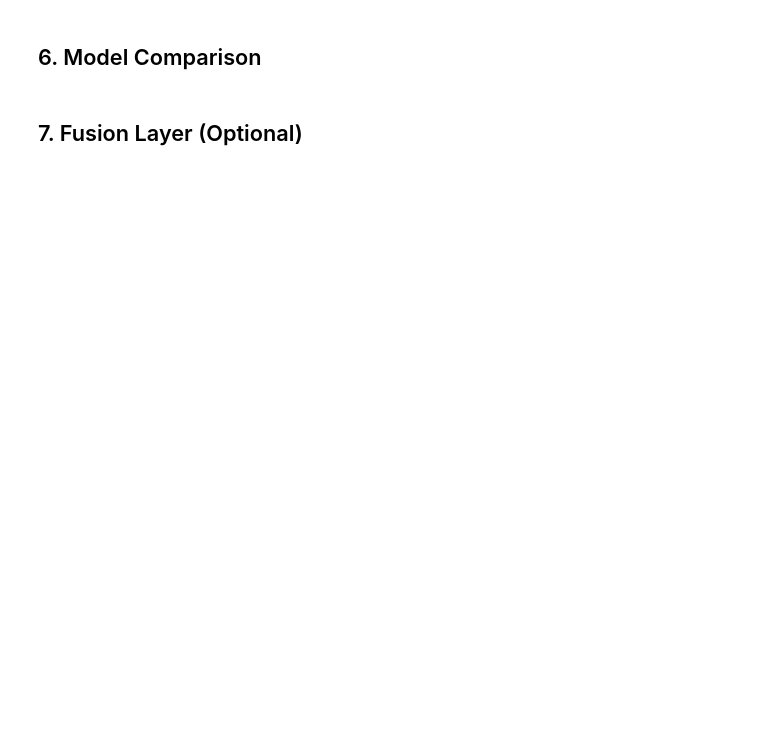
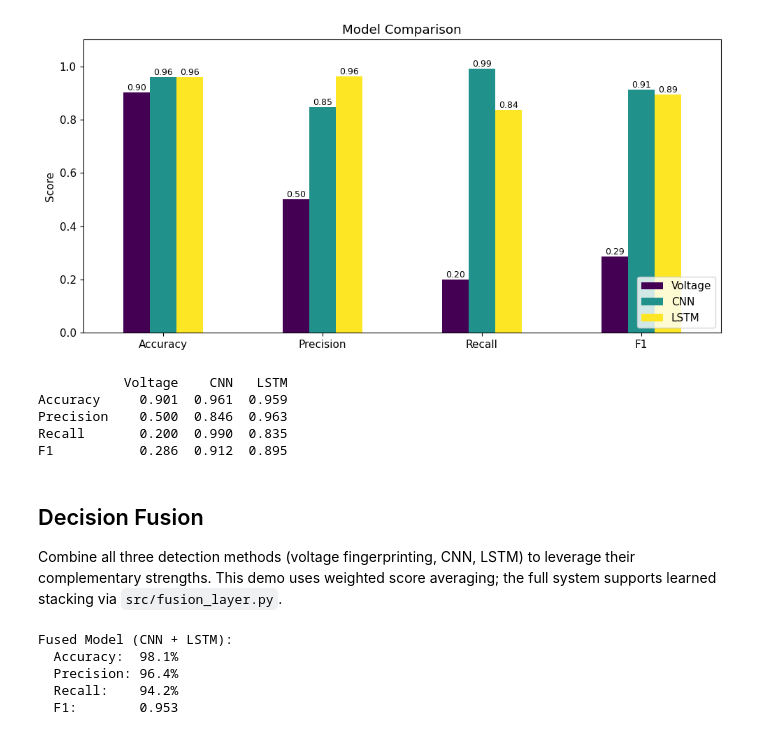
Before and after one commit to tgulur/EEP595Au25-Project2, a Jupyter notebook: notebooks/demo_notebook.ipynb, the cells around one changed output. Cells and saved outputs as stored; diff of their text form; code cells hidden in the pictures; blank space fills up the shorter version.

```diff
--- a/notebooks/demo_notebook.ipynb
+++ b/notebooks/demo_notebook.ipynb
@@ -260,26 +415,59 @@ evaluator.plot_confusion_matrix(y_test_can, lstm_predictions,
 # %%
-# ROC Curves
-evaluator.plot_roc_curve(y_test_can, cnn_scores,
-                        title="CNN - ROC Curve",
-                        save_name="demo_cnn_roc.png")
+metrics_df = pd.DataFrame({
+    'Voltage': [voltage_metrics['accuracy'], voltage_metrics['precision'],
+                voltage_metrics['recall'], voltage_metrics['f1']],
+    'CNN': [cnn_metrics['accuracy'], cnn_metrics['precision'],
+            cnn_metrics['recall'], cnn_metrics['f1']],
+    'LSTM': [lstm_metrics['accuracy'], lstm_metrics['precision'],
+             lstm_metrics['recall'], lstm_metrics['f1']]
+}, index=['Accuracy', 'Precision', 'Recall', 'F1'])
 
-evaluator.plot_roc_curve(y_test_can, lstm_scores,
-                        title="LSTM - ROC Curve",
-                        save_name="demo_lstm_roc.png")
+ax = metrics_df.plot(kind='bar', figsize=(10, 5), rot=0, colormap='viridis')
+plt.title('Model Comparison')
+plt.ylabel('Score')
+plt.ylim(0, 1.1)
+plt.legend(loc='lower right')
+for container in ax.containers:
+    ax.bar_label(container, fmt='%.2f', fontsize=9)
+plt.tight_layout()
+plt.show()
+
+print(metrics_df.round(3))
+# %% [output]
+[figure, added]
+           Voltage    CNN   LSTM
+Accuracy     0.901  0.961  0.959
+Precision    0.500  0.846  0.963
+Recall       0.200  0.990  0.835
+F1           0.286  0.912  0.895
 # %% [markdown]
-## 6. Model Comparison
+## Decision Fusion
+
+Combine all three detection methods (voltage fingerprinting, CNN, LSTM) to leverage their complementary strengths. This demo uses weighted score averaging; the full system supports learned stacking via `src/fusion_layer.py`.
 # %%
-# Compare all models
-comparison_results = {
-    'Voltage': voltage_metrics,
-    'CNN': cnn_metrics,
-    'LSTM': lstm_metrics
-}
+# Note: voltage and CAN test sets have different sizes, so we compute fusion metrics separately
+# For the CAN-based models (CNN + LSTM), we combine their scores
+dl_fusion_scores = 0.5 * cnn_scores + 0.5 * lstm_scores
+dl_fusion_predictions = (dl_fusion_scores > 0.5).astype(int)
+dl_fusion_metrics = calc_metrics(y_test_can, dl_fusion_predictions)
 
-evaluator.compare_models(
-    comparison_results,
-    metric_names=['accuracy', 'precision', 'recall', 'f1_score'],
-    save_name="demo_comparison.png"
-)
+# For a full fusion including voltage, we use a voting approach on the voltage test set
+# Voltage provides physical-layer detection, DL models provide pattern-based detection
+print("Fused Model (CNN + LSTM):")
+print(f"  Accuracy:  {dl_fusion_metrics['accuracy']:.1%}")
+print(f"  Precision: {dl_fusion_metrics['precision']:.1%}")
+print(f"  Recall:    {dl_fusion_metrics['recall']:.1%}")
+print(f"  F1:        {dl_fusion_metrics['f1']:.3f}")
+
+print("\nVoltage Fingerprinting (complementary physical-layer detection):")
+print(f"  Accuracy:  {voltage_metrics['accuracy']:.1%}")
+print(f"  Precision: {voltage_metrics['precision']:.1%}")
+print(f"  F1:        {voltage_metrics['f1']:.3f}")
+
+print("\n→ Full system combines voltage + DL fusion for comprehensive detection")
+# %% [output]
+Fused Model (CNN + LSTM):
+  Accuracy:  98.1%
+  Precision: 96.4%
+  Recall:    94.2%
+  F1:        0.953
-# %% [markdown]
-## 7. Fusion Layer (Optional)
```
Also changed, not shown: parts of 21 cells of this notebook, 1 other file.
